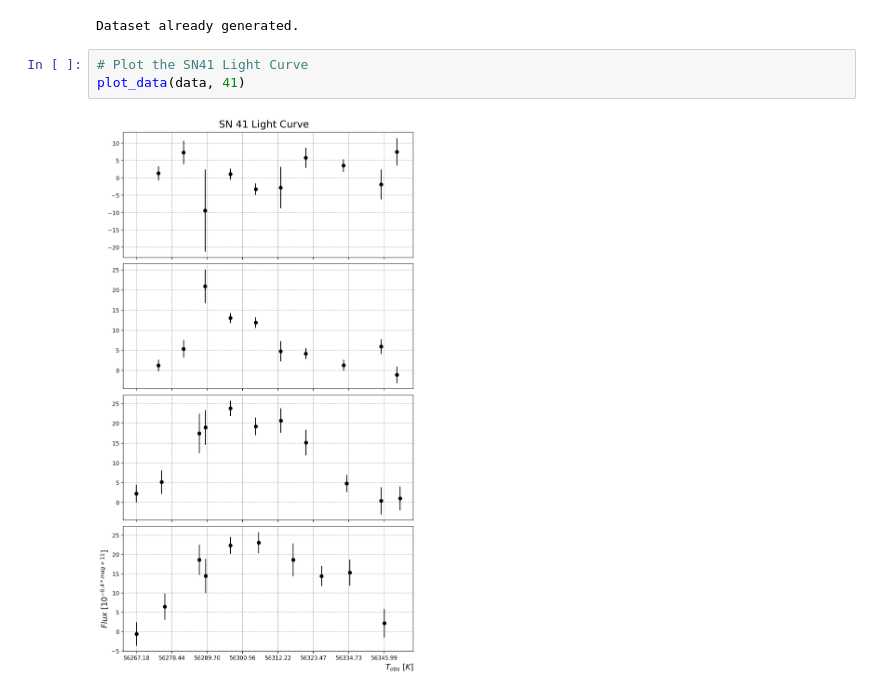
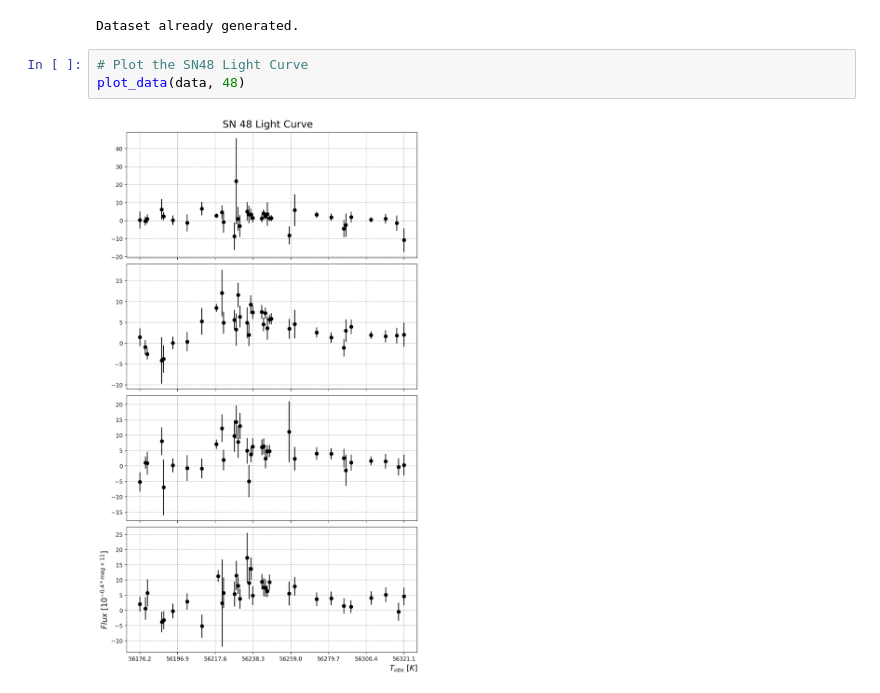
Before and after one commit to zick97/SN_clf_project, a Jupyter notebook: main.ipynb, the cells around one changed output. Drawn from its saved outputs; the diff is of its cells as text.

```diff
--- a/main.ipynb
+++ b/main.ipynb
@@ -32,7 +32,7 @@ data = make_data(folder)
 # %% [output]
 Dataset already generated.
 # %%
-# Plot the SN41 Light Curve
-plot_data(data, 41)
+# Plot the SN48 Light Curve
+plot_data(data, 48)
 # %% [output]
-[figure, old version]
+[figure, new version]
```
Also changed, not shown: 2 other files.
